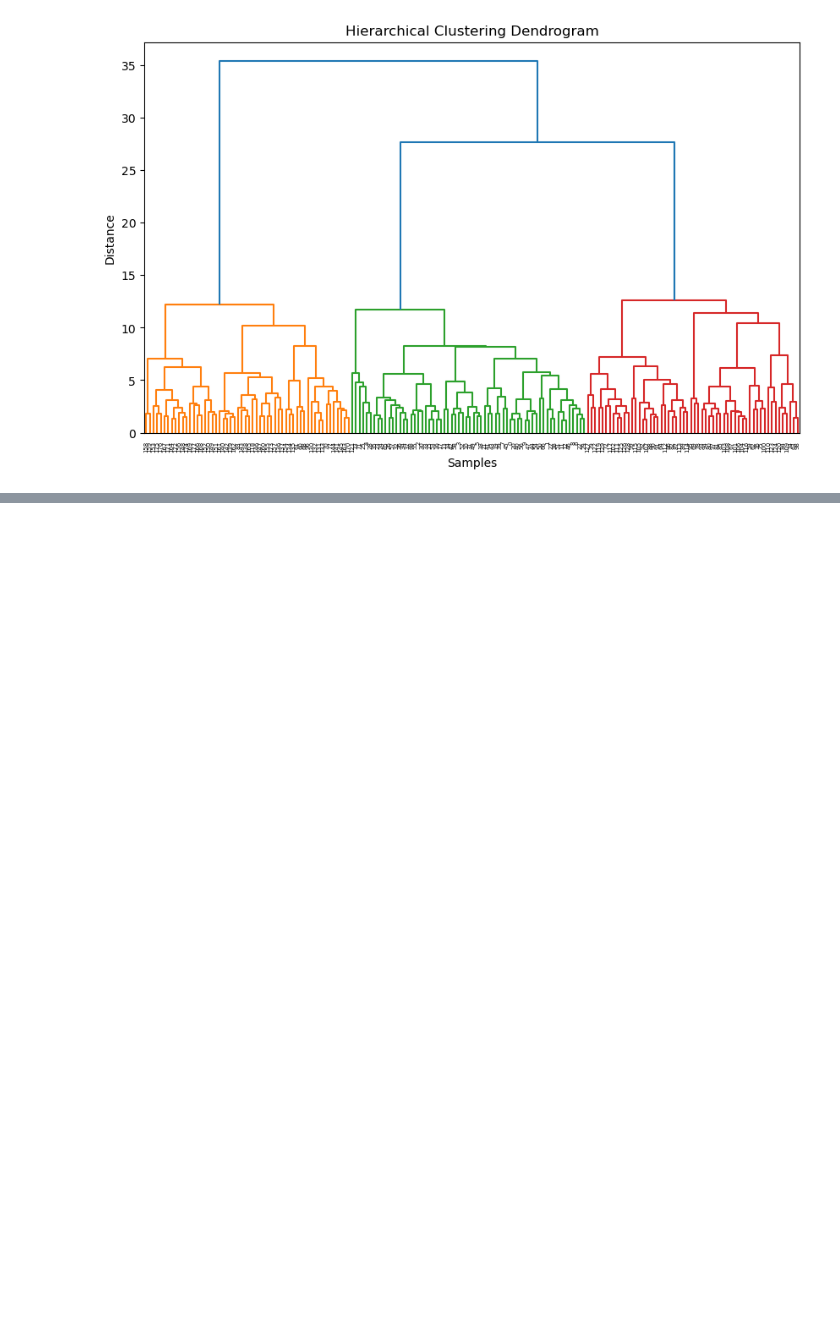
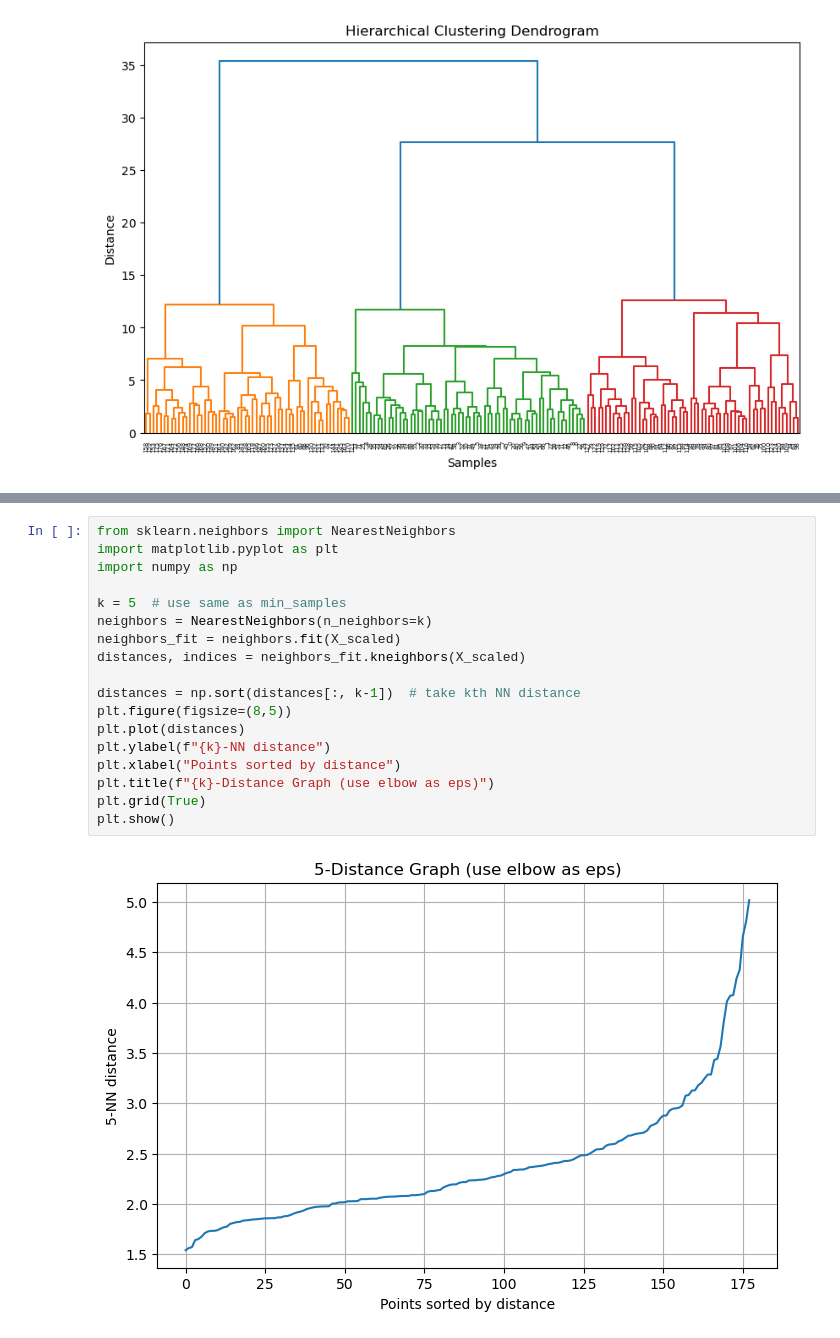
Before and after one commit to Malaravan13/Unsupervised, a Jupyter notebook: code.ipynb, the cells around one changed output, grey strips where cells are left out. Drawn from its saved outputs; the diff is of its cells as text; blank space fills up the shorter version.

```diff
--- a/code.ipynb
+++ b/code.ipynb
@@ -354,0 +319,20 @@ plt.show()
+# %%
+from sklearn.neighbors import NearestNeighbors
+import matplotlib.pyplot as plt
+import numpy as np
+
+k = 5  # use same as min_samples
+neighbors = NearestNeighbors(n_neighbors=k)
+neighbors_fit = neighbors.fit(X_scaled)
+distances, indices = neighbors_fit.kneighbors(X_scaled)
+
+distances = np.sort(distances[:, k-1])  # take kth NN distance
+plt.figure(figsize=(8,5))
+plt.plot(distances)
+plt.ylabel(f"{k}-NN distance")
+plt.xlabel("Points sorted by distance")
+plt.title(f"{k}-Distance Graph (use elbow as eps)")
+plt.grid(True)
+plt.show()
+# %% [output]
+[figure, added]
```
Also changed, not shown: parts of 7 cells of this notebook, 1 other file.
